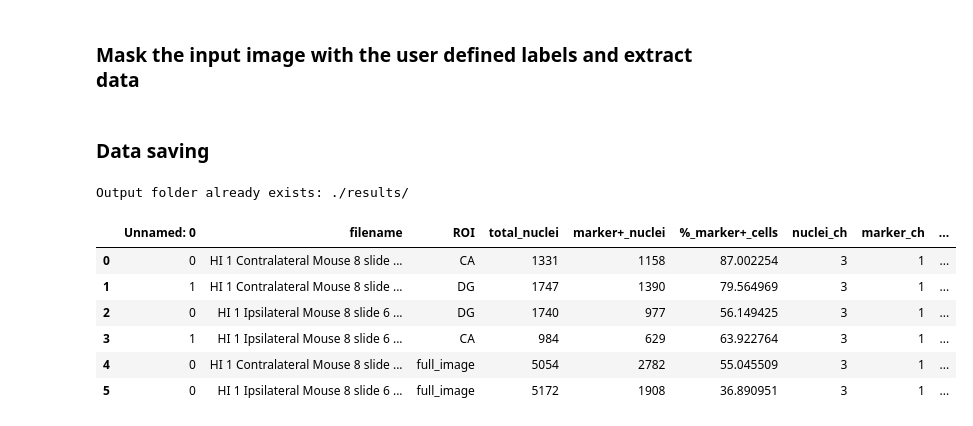
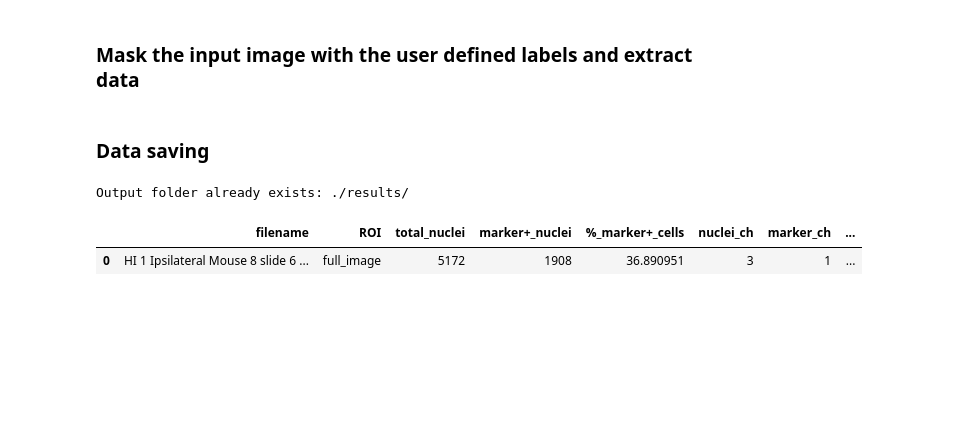
Before and after one commit to adiezsanchez/brain_tissue_nuc_segm, a Jupyter notebook: 1_define_ROIs_predict_nuclei_marker+_coloc.ipynb, the cells around one changed output. Saved outputs shown, nothing was run; the diff lists cells and outputs as text; code cells hidden in the pictures; blank space fills up the shorter version.

```diff
--- a/1_single_marker_multilabel_2D_fromMIP.ipynb
+++ b/1_define_ROIs_predict_nuclei_marker+_coloc.ipynb
@@ -153,6 +168,12 @@ gaussian_sigma = 0
 # The higher the value, the stricter the conditions to consider a nuclei as marker+
 erosion_factor = 4
 
+# Define marker location ("nucleus or "cytoplasm")
+location = "nucleus"
+
+# Define the amount of pixels you want to add around the nuclei to simulate the cytoplasm
+cytoplasm_dilation_radius = 2
+
 # Slice the nuclei and marker stack
 nuclei_img = img_mip[nuclei_channel, :, :]
 marker_img = img_mip[marker_channel, :, :]
@@ -193,6 +214,12 @@ for label_name, label_array in zip(layer_names, layer_labels):
     # Save mask (binary image)
     tifffile.imwrite(nuclei_preds_path, nuclei_labels)
 
+    # Simulate a cytoplasm by growing the nuclei_labels
+    if location == "cytoplasm":
+
+        nuclei_labels = cle.dilate_labels(nuclei_labels, radius=cytoplasm_dilation_radius)
+        nuclei_labels = cle.pull(nuclei_labels)
+
     # Select marker positive nuclei
     nuclei_and_marker, eroded_nuclei_and_marker, marker_mip, processed_region_labels = segment_marker_positive_nuclei (nuclei_labels, masked_marker_img, marker_channel_threshold, erosion_factor)
     viewer.add_image(nuclei_and_marker, name=f"{label_name}_marker_nuclei_coloc")
@@ -219,6 +246,8 @@ for label_name, label_array in zip(layer_names, layer_labels):
                 "nuclei_ch": nuclei_channel,
                 "marker_ch": marker_channel,
                 "marker_int_threshold": marker_channel_threshold,
+                "marker_location":location,
+                "cytoplasm_dilation":cytoplasm_dilation_radius,
                 "erosion_factor": erosion_factor,
                 "cellpose_nuclei_diameter": cellpose_nuclei_diameter,
                 "gaussian_sigma": gaussian_sigma,
@@ -232,33 +261,28 @@ for label_name, label_array in zip(layer_names, layer_labels):
 # %%
 # Define output folder for results
 results_folder = "./results/"
 
 # Create the necessary folder structure if it does not exist
 try:
     os.mkdir(str(results_folder))
     print(f"Output folder created: {results_folder}")
 except FileExistsError:
     print(f"Output folder already exists: {results_folder}")
 
 # Transform into a dataframe to store it as .csv later
 df = pd.DataFrame(stats)
 
 # Define the .csv path
-csv_path = "./results/marker_+_label_2D.csv"
+csv_path = "./results/marker_+_label_coloc_2D.csv"
 
 # Append to the .csv with new data points each round
-df.to_csv(csv_path, mode="a", index=True, header=not os.path.isfile(csv_path))
+df.to_csv(csv_path, mode="a", index=False, header=not os.path.isfile(csv_path))
 
 # Show the updated .csv
 csv_df = pd.read_csv(csv_path)
 
 csv_df
 # %% [output]
 Output folder already exists: ./results/
-|  | Unnamed: 0 | filename | ROI | total_nuclei | marker+_nuclei | %_marker+_cells | nuclei_ch | marker_ch | ... |
-| 0 | 0 | HI 1 Contralateral Mouse 8 slide ... | CA | 1331 | 1158 | 87.002254 | 3 | 1 | ... |
-| 1 | 1 | HI 1 Contralateral Mouse 8 slide ... | DG | 1747 | 1390 | 79.564969 | 3 | 1 | ... |
-| 2 | 0 | HI 1 Ipsilateral Mouse 8 slide 6 ... | DG | 1740 | 977 | 56.149425 | 3 | 1 | ... |
-| 3 | 1 | HI 1 Ipsilateral Mouse 8 slide 6 ... | CA | 984 | 629 | 63.922764 | 3 | 1 | ... |
-| 4 | 0 | HI 1 Contralateral Mouse 8 slide ... | full_image | 5054 | 2782 | 55.045509 | 3 | 1 | ... |
-| 5 | 0 | HI 1 Ipsilateral Mouse 8 slide 6 ... | full_image | 5172 | 1908 | 36.890951 | 3 | 1 | ... |
+|  | filename | ROI | total_nuclei | marker+_nuclei | %_marker+_cells | nuclei_ch | marker_ch | ... |
+| 0 | HI 1 Ipsilateral Mouse 8 slide 6 ... | full_image | 5172 | 1908 | 36.890951 | 3 | 1 | ... |
```
Also changed, not shown: parts of 5 cells of this notebook, 1 other file.
